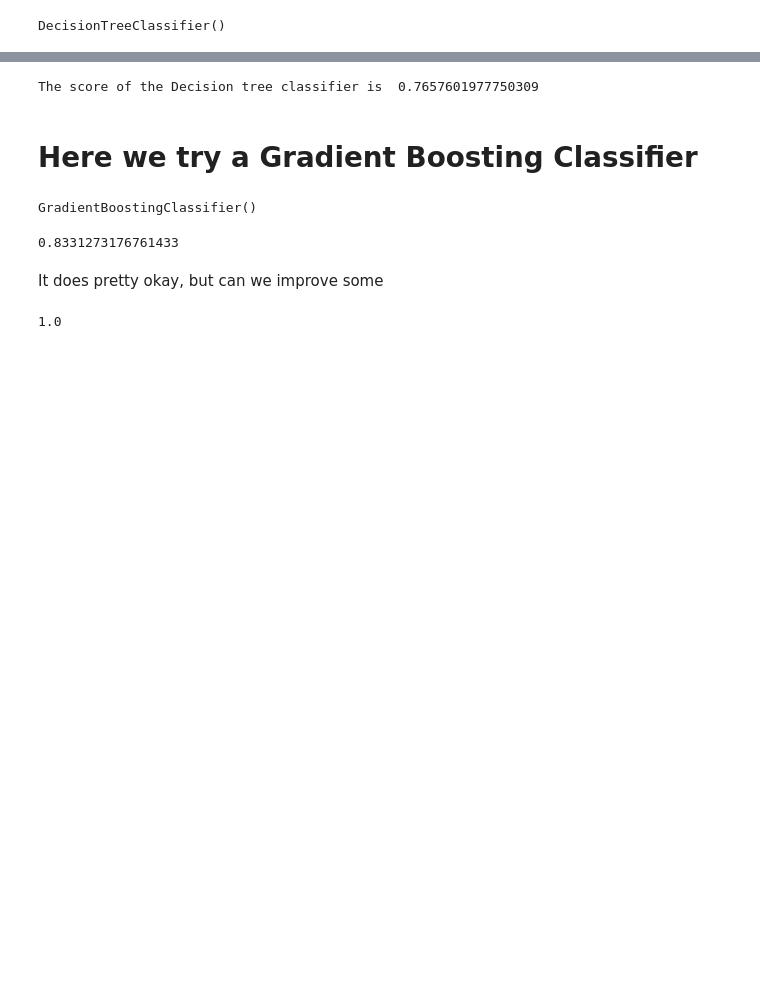
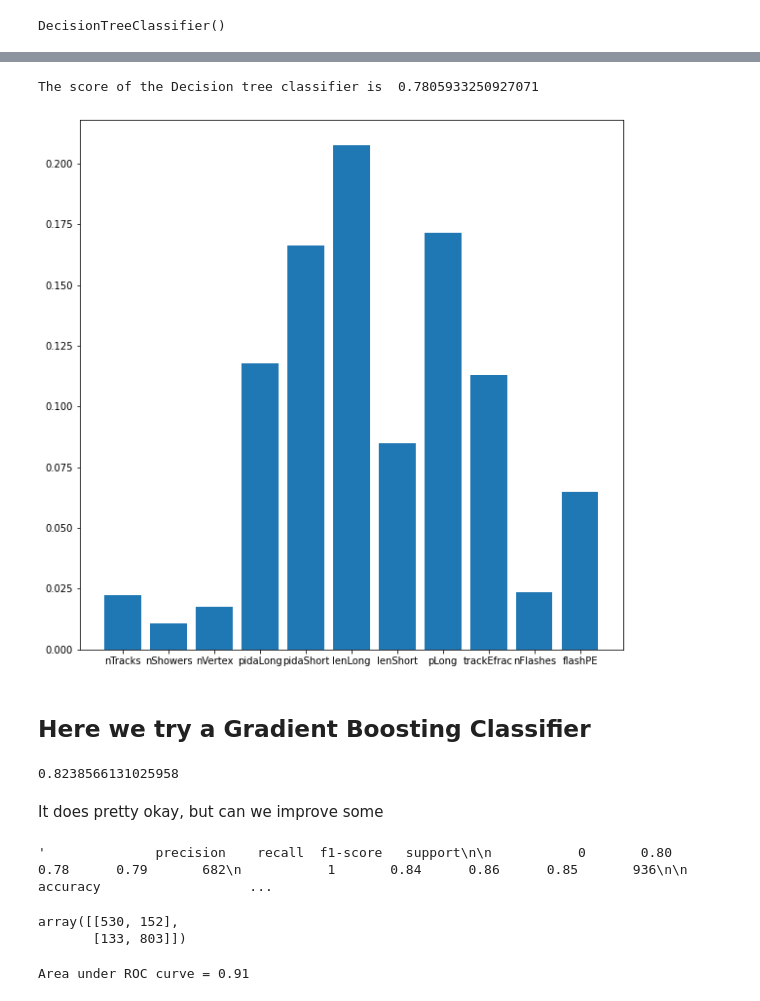
Before and after one commit to kylemfspurgeon/PDK_ML, a Jupyter notebook: PDK_ML_Models.ipynb, the cells around one changed output, grey strips where cells are left out. Saved outputs shown, nothing was run; the diff lists cells and outputs as text; code cells hidden in the pictures; blank space fills up the shorter version.

```diff
--- a/PDK_ML_Models.ipynb
+++ b/PDK_ML_Models.ipynb
@@ -105,8 +93,20 @@ array([1, 1, 1, ..., 0, 1, 0])
 # %%
-print("The score of the Decision tree classifier is ", clf.score(X_test,y_test))
+clf_score = clf.score(X_test,y_test)
+print("The score of the Decision tree classifier is ", clf_score )
 # %% [output]
-The score of the Decision tree classifier is  0.7657601977750309
+The score of the Decision tree classifier is  0.7805933250927071
+# %%
+for i in ["sig","trkE","EmE","visE"]:
+    head_list.remove(i)
+# %%
+plt.figure(figsize=[10,10])
+plt.bar(head_list,clf.feature_importances_)
+plt.xlabel="Feature"
+plt.ylabel="Importance"
+plt.show()
+# %% [output]
+[figure, added]
 # %% [markdown]
-# Here we try a Gradient Boosting Classifier
+## Here we try a Gradient Boosting Classifier
 # %%
 from sklearn import ensemble
@@ -114,15 +115,28 @@ from sklearn import ensemble
 gbc = ensemble.GradientBoostingClassifier()
 # %%
 gbc.fit(X_train,y_train)
+gbc_preds=gbc.predict(X_test)
-# %% [output]
-GradientBoostingClassifier()
 # %%
-gbc.score(X_test,y_test)
+gbc_score= gbc.score(X_test,y_test)
+print(gbc_score)
 # %% [output]
-0.8331273176761433
+0.8238566131025958
 # %% [markdown]
 It does pretty okay, but can we improve some
-# %%
-clf.score(X_train,y_train)
-# %% [output]
-1.0
+# %%
+classification_report(y_test,gbc_preds)
+# %% [output]
+'              precision    recall  f1-score   support\n\n           0       0.80      0.78      0.79       682\n           1       0.84      0.86      0.85       936\n\n    accuracy                   ...
+# %%
+confusion_matrix(y_test,gbc_preds)
+# %% [output]
+array([[530, 152],
+       [133, 803]])
+# %%
+y_scores_gb = gbc.decision_function(X_test)
+fpr_gb, tpr_gb, _ = roc_curve(y_test, y_scores_gb)
+roc_auc_gb = auc(fpr_gb, tpr_gb)
+
+print("Area under ROC curve = {:0.2f}".format(roc_auc_gb))
+# %% [output]
+Area under ROC curve = 0.91
```
Also changed, not shown: parts of 67 cells of this notebook.
